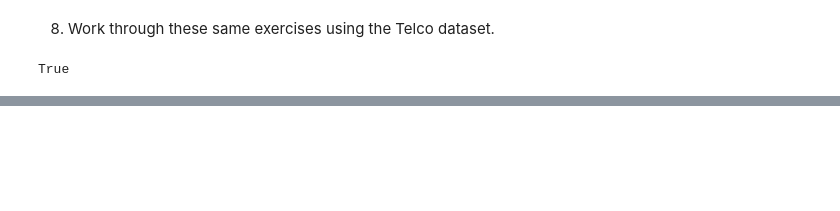
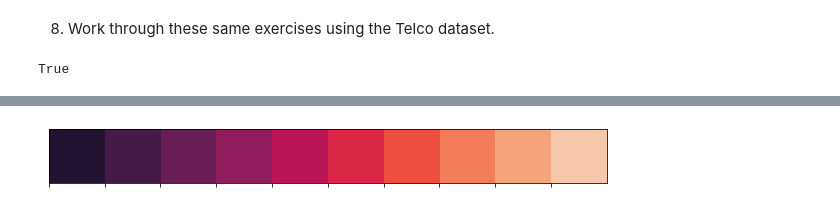
Before and after one commit to MrEnigmamgine/classification-exercises, a Jupyter notebook: model.ipynb, the cells around one changed output, grey strips where cells are left out. Saved outputs shown, nothing was run; the diff lists cells and outputs as text; code cells hidden in the pictures; blank space fills up the shorter version.

```diff
--- a/model.ipynb
+++ b/model.ipynb
@@ -301,0 +494,7 @@ True
+# %%
+palette = sns.color_palette('rocket', n_colors=10)
+palette2 = sns.color_palette('autumn', n_colors=10)
+# sns.set_palette(palette)
+sns.palplot(palette)
+# %% [output]
+[figure, added]
```
Also changed, not shown: parts of 31 cells of this notebook.
